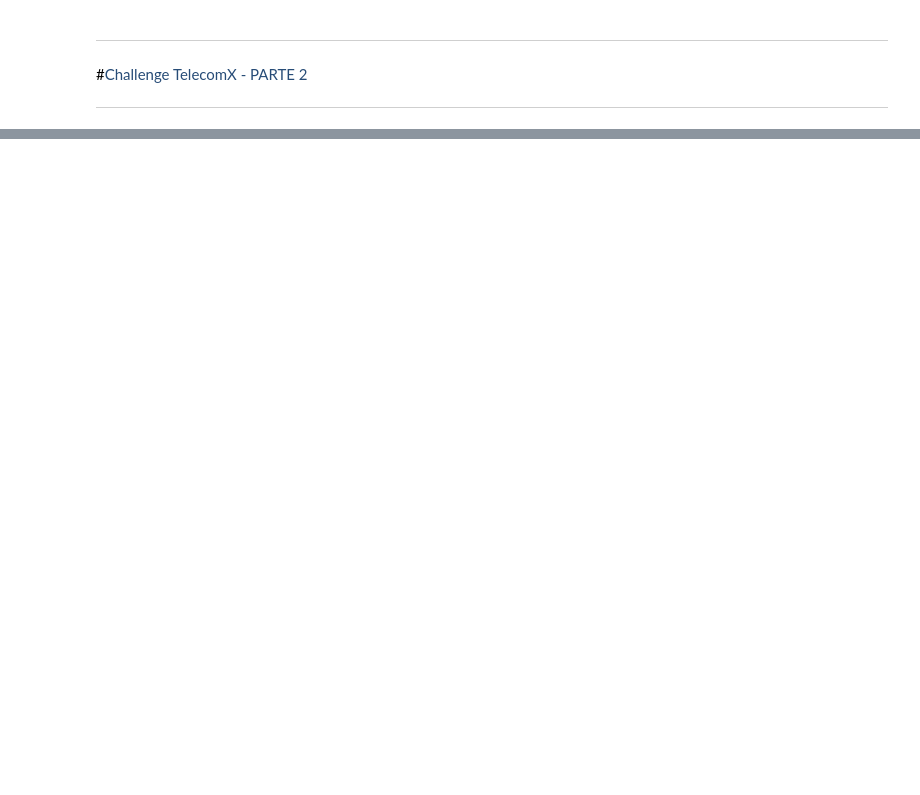
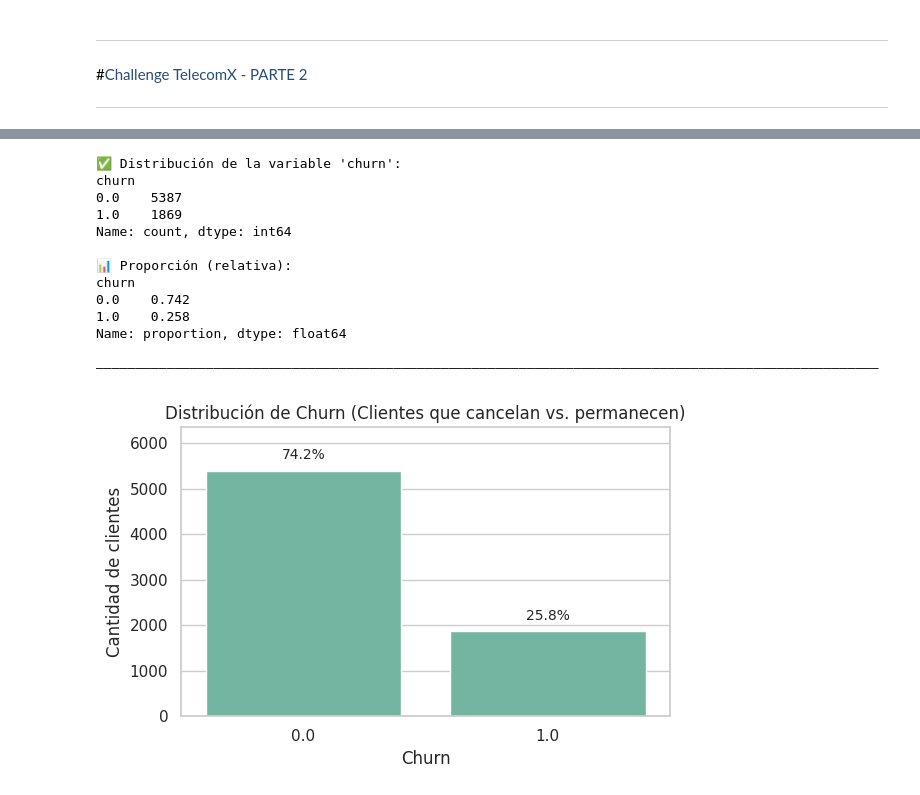
Before and after one commit to PamelaOrmeno/TelecomX_parte2_Latam, a Jupyter notebook: TelecomX_parte2_Latam.ipynb, the cells around one changed output, grey strips where cells are left out. Cells and saved outputs as stored; diff of their text form; code cells hidden in the pictures; blank space fills up the shorter version.

```diff
--- a/TelecomX_parte2_Latam.ipynb
+++ b/TelecomX_parte2_Latam.ipynb
@@ -335,0 +151,10 @@ except Exception as e:
+# %%
+# 🔧 Eliminación de columnas irrelevantes
+try:
+    columnas_a_eliminar = ['customerid', 'cuentas_diarias', 'charges.total']
+    df = df.drop(columns=columnas_a_eliminar)
+    print(f"✅ Columnas eliminadas correctamente: {columnas_a_eliminar}")
+except KeyError as e:
+    print(f"⚠️ Alguna columna no fue encontrada y no se eliminó: {e}")
+except Exception as e:
+    print(f"❌ Error inesperado al eliminar columnas: {e}")
@@ -335,0 +259,58 @@ except Exception as e:
+# %%
+# Verificación de la Proporción de Cancelación (churn) con gráfico y porcentajes
+try:
+    if "churn" not in df.columns:
+        raise KeyError("La columna 'churn' no está presente en el DataFrame.")
+
+    # Conteo absoluto y relativo
+    churn_counts = df["churn"].value_counts().sort_index()
+    churn_ratio  = df["churn"].value_counts(normalize=True).sort_index()
+
+    print("✅ Distribución de la variable 'churn':")
+    print(churn_counts)
+    print("\n📊 Proporción (relativa):")
+    print(churn_ratio.round(3))
+
+    # —— Separador visual antes del gráfico
+    print("\n" + "—"*100 + "\n")
+
+    # Gráfico de barras con margen extra para anotaciones
+    plt.figure(figsize=(6,4))
+    ax = sns.barplot(x=churn_counts.index.astype(str), y=churn_counts.values)
+
+    plt.title("Distribución de Churn (Clientes que cancelan vs. permanecen)")
+    plt.xlabel("Churn")
+    plt.ylabel("Cantidad de clientes")
+
+    # Aumentar el límite superior para que las etiquetas no choquen con el borde/título
+    max_h = churn_counts.values.max()
+    ax.set_ylim(0, max_h * 1.18)
+
+    # Anotar porcentajes ligeramente por encima de cada barra
+    total = churn_counts.sum()
+    for patch, count in zip(ax.patches, churn_counts.values):
+        x = patch.get_x() + patch.get_width() / 2
+        y = patch.get_height()
+        pct = 100 * count / total
+        ax.text(x, y + max_h * 0.035, f"{pct:.1f}%", ha="center", va="bottom", fontsize=10)
+
+    plt.tight_layout()
+    plt.show()
+
+except Exception as e:
+    print(f"❌ Error en la verificación de churn: {e}")
+# %% [output]
+✅ Distribución de la variable 'churn':
+churn
+0.0    5387
+1.0    1869
+Name: count, dtype: int64
+
+📊 Proporción (relativa):
+churn
+0.0    0.742
+1.0    0.258
+Name: proportion, dtype: float64
+
+————————————————————————————————————————————————————————————————————————————————————————————————————
+[figure, added]
```
Also changed, not shown: parts of 53 cells of this notebook, 1 other file.
